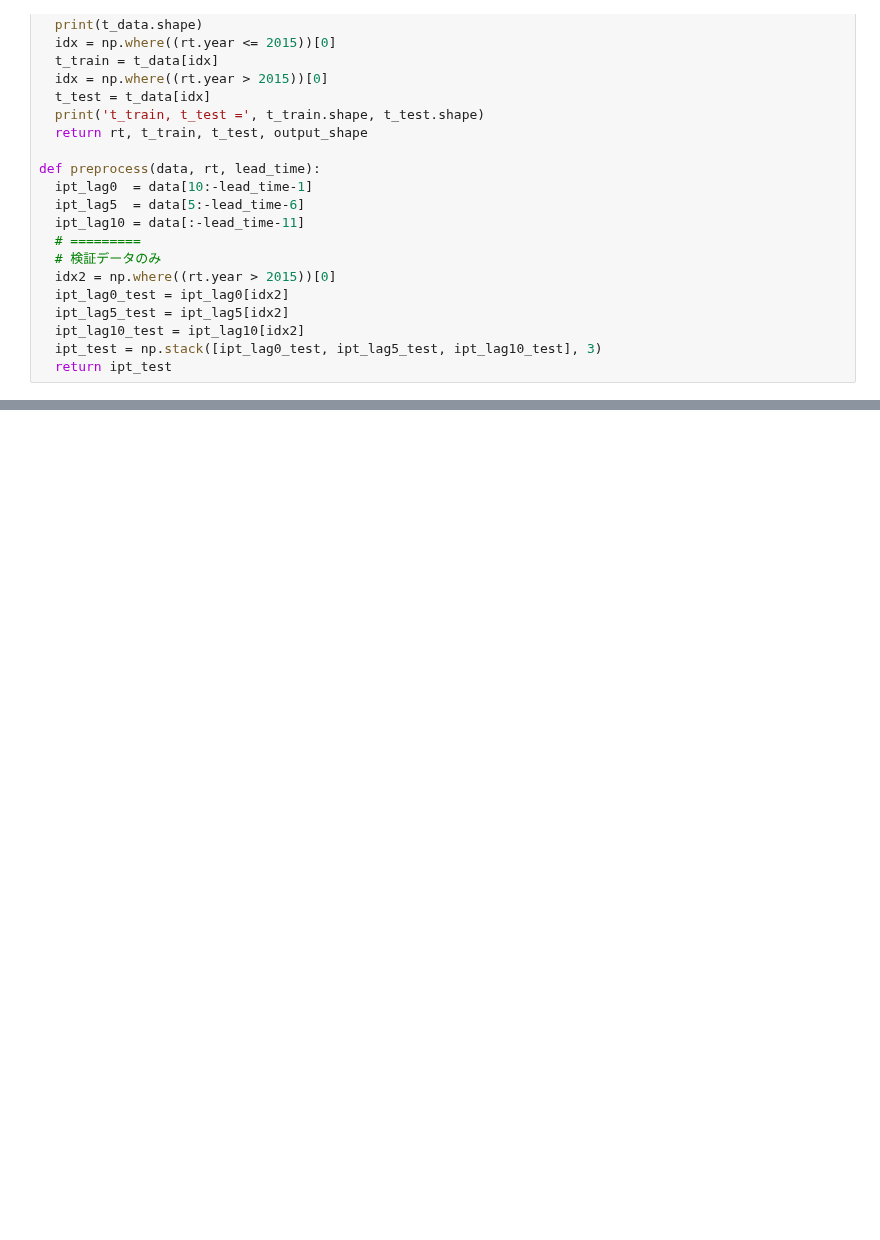
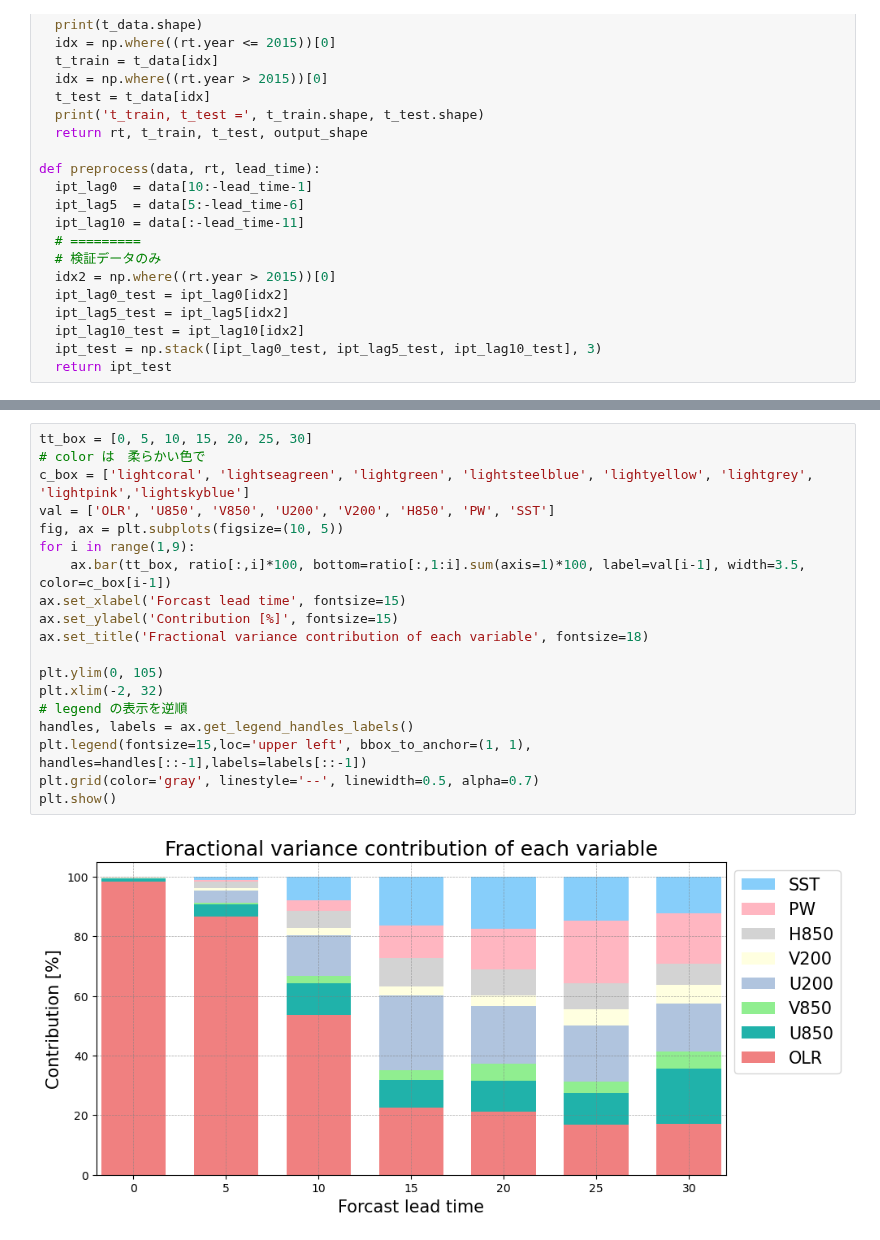
Before and after one commit to Yuumae1/machine_learning, a Jupyter notebook: Kikuchi12_torch/sensitivity_test.ipynb, the cells around one changed output, grey strips where cells are left out. Cells and saved outputs as stored; diff of their text form; blank space fills up the shorter version.

```diff
--- a/Kikuchi12_torch/sensitivity_test.ipynb
+++ b/Kikuchi12_torch/sensitivity_test.ipynb
@@ -148,0 +238,21 @@ FileNotFoundError: [Errno 2] No such file or directory: '/home/maeda/machine_lea
+# %%
+tt_box = [0, 5, 10, 15, 20, 25, 30]
+# color は　柔らかい色で
+c_box = ['lightcoral', 'lightseagreen', 'lightgreen', 'lightsteelblue', 'lightyellow', 'lightgrey', 'lightpink','lightskyblue']
+val = ['OLR', 'U850', 'V850', 'U200', 'V200', 'H850', 'PW', 'SST']
+fig, ax = plt.subplots(figsize=(10, 5))
+for i in range(1,9):
+    ax.bar(tt_box, ratio[:,i]*100, bottom=ratio[:,1:i].sum(axis=1)*100, label=val[i-1], width=3.5, color=c_box[i-1])
+ax.set_xlabel('Forcast lead time', fontsize=15)
+ax.set_ylabel('Contribution [%]', fontsize=15)
+ax.set_title('Fractional variance contribution of each variable', fontsize=18)
+
+plt.ylim(0, 105)
+plt.xlim(-2, 32)
+# legend の表示を逆順
+handles, labels = ax.get_legend_handles_labels()
+plt.legend(fontsize=15,loc='upper left', bbox_to_anchor=(1, 1), handles=handles[::-1],labels=labels[::-1])
+plt.grid(color='gray', linestyle='--', linewidth=0.5, alpha=0.7)
+plt.show()
+# %% [output]
+[figure, added]
```
Also changed, not shown: parts of 8 cells of this notebook, 2 other files.
